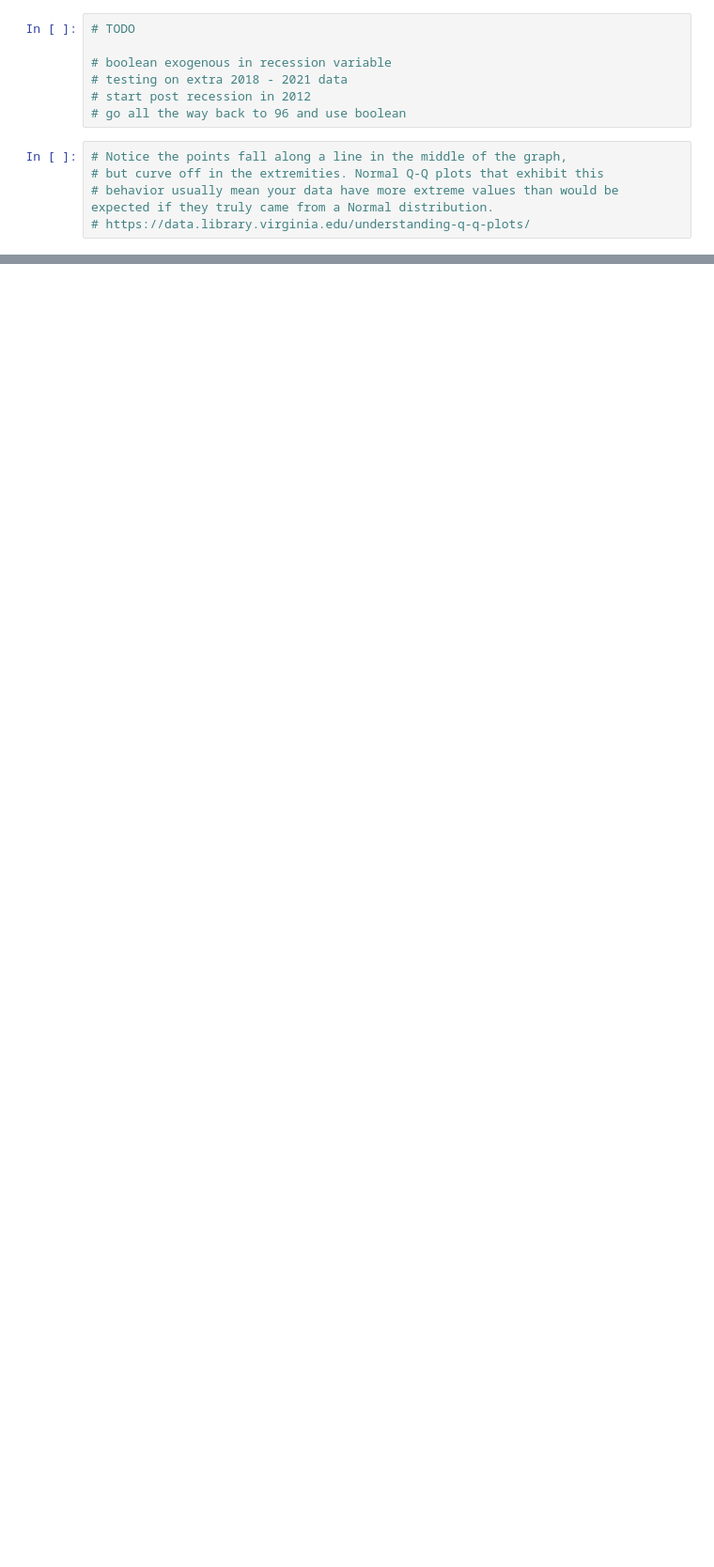
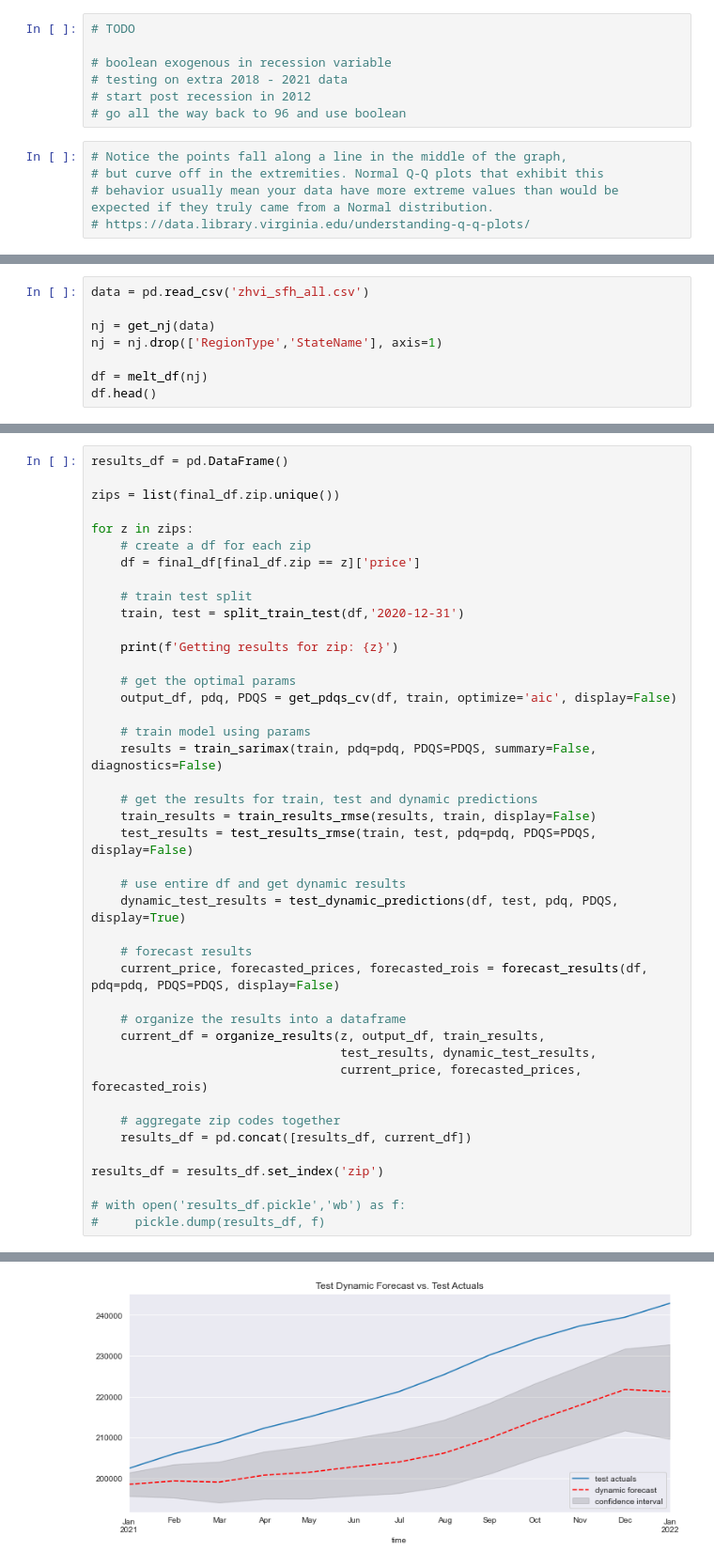
Before and after one commit to timpanon/zillow_forecasting, a Jupyter notebook: overall_nj.ipynb, the cells around one changed output, grey strips where cells are left out. Shown at 94% size. Drawn from its saved outputs; the diff is of its cells as text; blank space fills up the shorter version.

```diff
--- a/overall_nj.ipynb
+++ b/overall_nj.ipynb
@@ -978,0 +1031,8 @@ ROI for 10 year(s):1.7543227665706052
+# %%
+data = pd.read_csv('zhvi_sfh_all.csv')
+
+nj = get_nj(data)
+nj = nj.drop(['RegionType','StateName'], axis=1)
+
+df = melt_df(nj)
+df.head()
@@ -978,0 +1094,43 @@ ROI for 10 year(s):1.7543227665706052
+# %%
+results_df = pd.DataFrame()
+
+zips = list(final_df.zip.unique())
+
+for z in zips:
+    # create a df for each zip
+    df = final_df[final_df.zip == z]['price']
+
+    # train test split
+    train, test = split_train_test(df,'2020-12-31')
+
+    print(f'Getting results for zip: {z}')
+
+    # get the optimal params
+    output_df, pdq, PDQS = get_pdqs_cv(df, train, optimize='aic', display=False)
+
+    # train model using params
+    results = train_sarimax(train, pdq=pdq, PDQS=PDQS, summary=False, diagnostics=False)
+
+    # get the results for train, test and dynamic predictions
+    train_results = train_results_rmse(results, train, display=False)
+    test_results = test_results_rmse(train, test, pdq=pdq, PDQS=PDQS, display=False)
+
+    # use entire df and get dynamic results
+    dynamic_test_results = test_dynamic_predictions(df, test, pdq, PDQS, display=True)
+
+    # forecast results
+    current_price, forecasted_prices, forecasted_rois = forecast_results(df, pdq=pdq, PDQS=PDQS, display=False)
+
+    # organize the results into a dataframe
+    current_df = organize_results(z, output_df, train_results,
+                                  test_results, dynamic_test_results,
+                                  current_price, forecasted_prices, forecasted_rois)
+
+    # aggregate zip codes together
+    results_df = pd.concat([results_df, current_df])
+
+results_df = results_df.set_index('zip')
+
+# with open('results_df.pickle','wb') as f:
+#     pickle.dump(results_df, f)
+# %% [output]
@@ -978,0 +1138 @@ ROI for 10 year(s):1.7543227665706052
+[figure, added]
```
Also changed, not shown: parts of 39 cells of this notebook, 1 other file.
